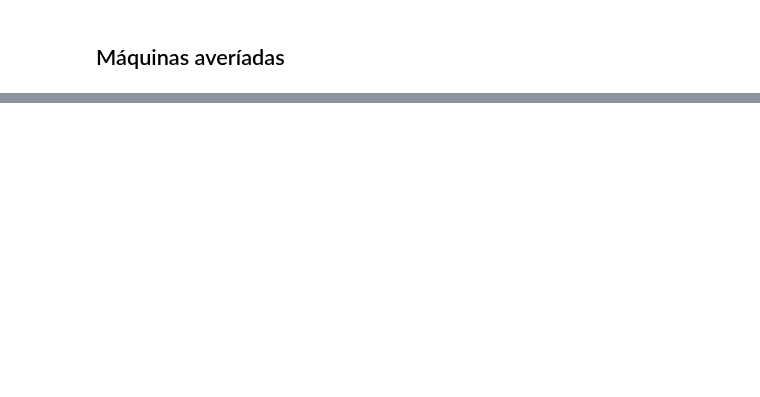
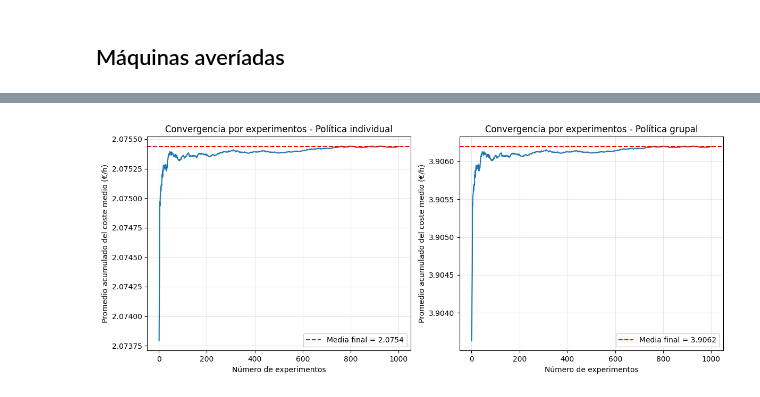
Before and after one commit to Ronaa-MX/simulacion-esfm, a Jupyter notebook: Ejemplo2.ipynb, the cells around one changed output, grey strips where cells are left out. Saved outputs shown, nothing was run; the diff lists cells and outputs as text; code cells hidden in the pictures; blank space fills up the shorter version.

```diff
--- a/Ejemplo2.ipynb
+++ b/Ejemplo2.ipynb
@@ -123,0 +73,85 @@ if __name__ == "__main__":
+# %%
+# ------------------------------------------------------------
+# 7. Simulaciones en paralelo de múltiples experimentos
+# ------------------------------------------------------------
+def simulacion_paralela(politica, n_ciclos_por_exp, n_experimentos):
+    """
+    politica: 'ind' o 'grupo'
+    Retorna array de costes medios por hora (un valor por experimento)
+    """
+    if politica == 'ind':
+        args = [(tiempos_ind, cdf_ind, 1, 1, n_ciclos_por_exp)] * n_experimentos
+    else:
+        args = [(tiempos_grupo, cdf_grupo, 2, 5, n_ciclos_por_exp)] * n_experimentos
+
+    with Pool(processes=cpu_count()) as pool:
+        resultados = pool.starmap(simular_politica, args)
+    return np.array(resultados)
+# %%
+# ------------------------------------------------------------
+# Ejecución principal
+# ------------------------------------------------------------
+if __name__ == "__main__":
+      # 1. Simulación paralela
+    print(f"Ejecutando {N_EXPERIMENTOS} experimentos con {N_CICLOS_POR_EXP} ciclos cada uno...")
+    inicio = time.time()
+    res_ind = simulacion_paralela('ind', N_CICLOS_POR_EXP, N_EXPERIMENTOS)
+    res_grupo = simulacion_paralela('grupo', N_CICLOS_POR_EXP, N_EXPERIMENTOS)
+    print(f"Tiempo total: {time.time()-inicio:.2f} s")
+
+    # 2. Convergencia en función del número de experimentos (promedio acumulado)
+    prom_acum_ind = np.cumsum(res_ind) / np.arange(1, N_EXPERIMENTOS+1)
+    prom_acum_grupo = np.cumsum(res_grupo) / np.arange(1, N_EXPERIMENTOS+1)
+
+    # Gráfico de convergencia por experimentos
+    plot.figure(figsize=(12,5))
+    plot.subplot(1,2,1)
+    plot.plot(range(1, N_EXPERIMENTOS+1), prom_acum_ind, linewidth=1.5)
+    plot.axhline(y=prom_acum_ind[-1], color='r', linestyle='--', label=f'Media final = {prom_acum_ind[-1]:.4f}')
+    plot.xlabel('Número de experimentos')
+    plot.ylabel('Promedio acumulado del coste medio (€/h)')
+    plot.title('Convergencia por experimentos - Política individual')
+    plot.legend()
+    plot.grid(alpha=0.3)
+
+    plot.subplot(1,2,2)
+    plot.plot(range(1, N_EXPERIMENTOS+1), prom_acum_grupo, linewidth=1.5)
+    plot.axhline(y=prom_acum_grupo[-1], color='r', linestyle='--', label=f'Media final = {prom_acum_grupo[-1]:.4f}')
+    plot.xlabel('Número de experimentos')
+    plot.ylabel('Promedio acumulado del coste medio (€/h)')
+    plot.title('Convergencia por experimentos - Política grupal')
+    plot.legend()
+    plot.grid(alpha=0.3)
+    plot.tight_layout()
+    plot.show()
+    # 9. Estadísticos
+    media_ind, std_ind, var_ind = np.mean(res_ind), np.std(res_ind), np.var(res_ind)
+    media_grupo, std_grupo, var_grupo = np.mean(res_grupo), np.std(res_grupo), np.var(res_grupo)
+    alpha = 0.95
+
+    # 10. Intervalos de confianza
+    ic_ind = st.norm.interval(alpha,loc=media_ind,scale=std_ind)
+    ic_grupo = st.norm.interval(alpha,loc=media_grupo,scale=std_grupo)
+
+    print("\n===== RESULTADOS =====")
+    print(f"Individual: media = {media_ind:.2f} €/h, std = {std_ind:.6f}, var = {var_ind:.6f}")
+    print(f"  IC 95% media: ({ic_ind[0]:.2f}, {ic_ind[1]:.2f})")
+    print(f"Grupal: media = {media_grupo:.2f} €/h, std = {std_grupo:.6f}, var = {var_grupo:.6f}")
+    print(f"  IC 95% media: ({ic_grupo[0]:.2f}, {ic_grupo[1]:.2f})")
+
+    # 8. Histogramas
+    plot.figure(figsize=(12,5))
+    plot.subplot(1,2,1)
+    plot.hist(res_ind, bins=30, alpha=0.7, color='blue', edgecolor='black')
+    plot.axvline(media_ind, color='red', linestyle='--', label=f'Media = {media_ind:.2f}')
+    plot.xlabel('Coste medio por hora (€/h)'); plot.ylabel('Frecuencia')
+    plot.title('Política individual'); plot.legend()
+
+    plot.subplot(1,2,2)
+    plot.hist(res_grupo, bins=30, alpha=0.7, color='green', edgecolor='black')
+    plot.axvline(media_grupo, color='red', linestyle='--', label=f'Media = {media_grupo:.2f}')
+    plot.xlabel('Coste medio por hora (€/h)'); plot.ylabel('Frecuencia')
+    plot.title('Política grupal'); plot.legend()
+    plot.tight_layout()
+    plot.show()
+# %% [output]
@@ -123,0 +160 @@ if __name__ == "__main__":
+[figure, added]
```
Also changed, not shown: parts of 6 cells of this notebook.
